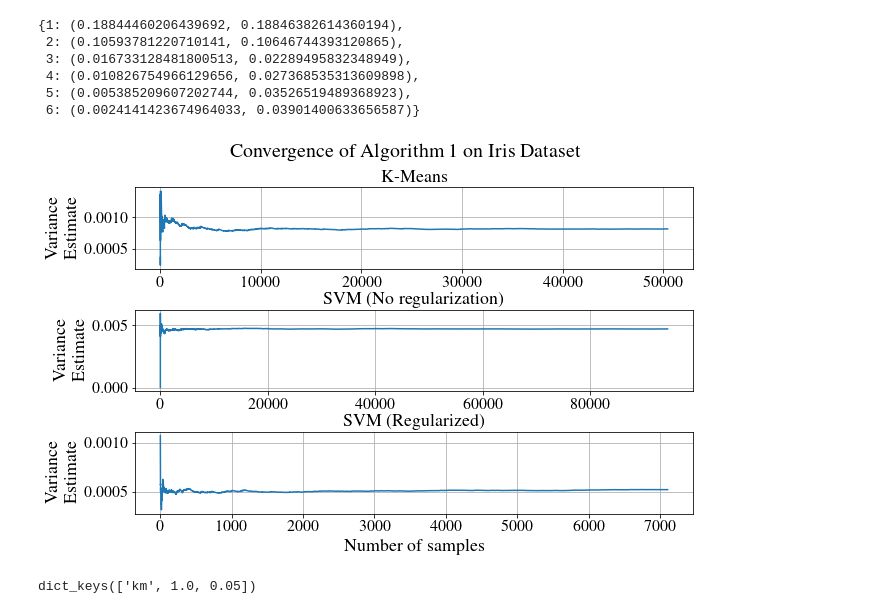
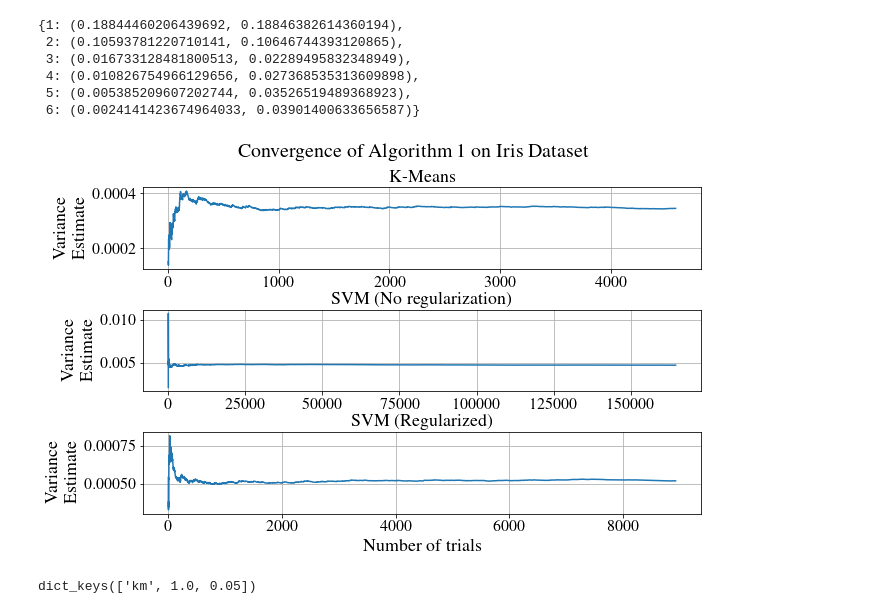
Before and after one commit to mayuri95/pac_algs, a Jupyter notebook: hybrid viz.ipynb, the cells around one changed output. Drawn from its saved outputs; the diff is of its cells as text; code cells hidden in the pictures.

```diff
--- a/hybrid viz.ipynb
+++ b/hybrid viz.ipynb
@@ -357,6 +411,0 @@ aniso [0.8934229422066481, 0.8939238178633967, 0.8887425569176882, 0.89625131348
-# %%
-test_mi = 2**(-6)
-tested_regs_iris = [(None, 0, 1.0)]
-for reg in tested_regs_iris:
-    acc = pickle.load(open(fnames[0].format(reg, test_mi), 'rb'))[reg]
-    print(reg, acc)
@@ -368,13 +415,13 @@ for reg in tested_regs_iris:
 true_x_vals = [0.015625, 0.03125, 0.0625, 0.125, 0.25, 0.5, 1.0, 2.0, 4.0]
 #
 
-fnames = ["hybrid_data/rice_pca_dist_mi_{}.pkl",
-          "hybrid_data/bean_pca_dist_mi_{}.pkl",
-          "hybrid_data/cifar10_pca_dist_mi_{}.pkl"]
+fnames = ["hybrid_pca/rice_pca_dist_mi_{}.pkl",
+          "hybrid_pca/bean_pca_dist_mi_{}.pkl",
+          "hybrid_pca/cifar10_pca_dist_mi_{}.pkl"]
 
-iso_fnames = ["hybrid_data/rice_iso_pca_dist_mi_{}.pkl",
-            "hybrid_data/bean_iso_pca_dist_mi_{}.pkl",
-          "hybrid_data/iso_cifar10_pca_dist_d=1_mi_{}.pkl"]
+iso_fnames = ["hybrid_pca/rice_iso_pca_dist_mi_{}.pkl",
+            "hybrid_pca/bean_iso_pca_dist_mi_{}.pkl",
+          "hybrid_pca/cifar10_iso_pca_dist_mi_{}.pkl"]
 
 data_types = ['Rice', 'Bean', 'CIFAR-10']
 titles = ["Rice Data", "Dry Bean Data", "CIFAR-10 Data"]
@@ -538,11 +585,8 @@ pickle.load(open(fname, 'rb'))
  4: (0.010826754966129656, 0.027368535313609898),
  5: (0.005385209607202744, 0.03526519489368923),
  6: (0.0024141423674964033, 0.03901400633656587)}
-# %%
-fname = 'hybrid_data/iris_kmeans_ys.pkl'
-var_dict = pickle.load(open(fname, 'rb'))
 # %%
-fname = 'hybrid_data/iris_kmeans_ys.pkl'
+fname = 'hybrid_kmeans/iris_ys.pkl'
 var_dict = pickle.load(open(fname, 'rb'))
 
 ind = 0
@@ -555,8 +599,9 @@ variances[0.05] = []
 for i in range(2, len(var_dict[0])):
     variances['km'].append(np.var(var_dict[0][:i]))
 
-fname = 'hybrid_data/iris_svm_ys.pkl'
-var_dict = pickle.load(open(fname, 'rb'))
+for C in [0.05, 1.0]:
+    fname = f'hybrid_svm/iris_svm_C={C}_ys.pkl'
+    var_dict[C] = pickle.load(open(fname, 'rb'))
 
 for C in [0.05, 1.0]:
     for i in range(2, len(var_dict[C][0])):
@@ -564,31 +609,31 @@ for C in [0.05, 1.0]:
 # %%
 data_types = ['km', 1.0, 0.05]
 titles = ["K-Means", "SVM (No regularization)", "SVM (Regularized)"]
 fig, axes = plt.subplots(3, figsize=(10, 6))
 
 for ind, data in enumerate(data_types):
     ax = axes[ind]
     acc_dict = {}
     curr_var_ests = variances[data_types[ind]]
 
     ax.plot(range(len(curr_var_ests)), curr_var_ests)
 #     y_min, y_max = 0, 100
 #     ax.set_ylim(y_min, y_max)
     ax.set_ylabel("Variance\nEstimate", fontsize=18)
     ax.set_title(titles[ind], fontsize=18)
     ax.grid(True)
     ax.tick_params(axis='both', labelsize=16)
 
 plt.subplots_adjust(hspace=0.5)
 handles, labels = ax.get_legend_handles_labels()
 # lgd = fig.legend(handles, labels, ncol=1, loc=2, prop={'size': 16}, bbox_to_anchor=(0.05, 0.1))
-plt.xlabel("Number of samples", fontsize=18)
+plt.xlabel("Number of trials", fontsize=18)
 
 plt.suptitle("Convergence of Algorithm 1 on Iris Dataset", fontsize=20)
 # plt.show()
 plt.savefig('hybrid_figs/alg_convergence.png', bbox_inches = "tight")
 # %% [output]
-[figure, old version]
+[figure, new version]
 # %%
 variances.keys()
 # %% [output]
```
Also changed, not shown: parts of 9 cells of this notebook, 37 other files.
